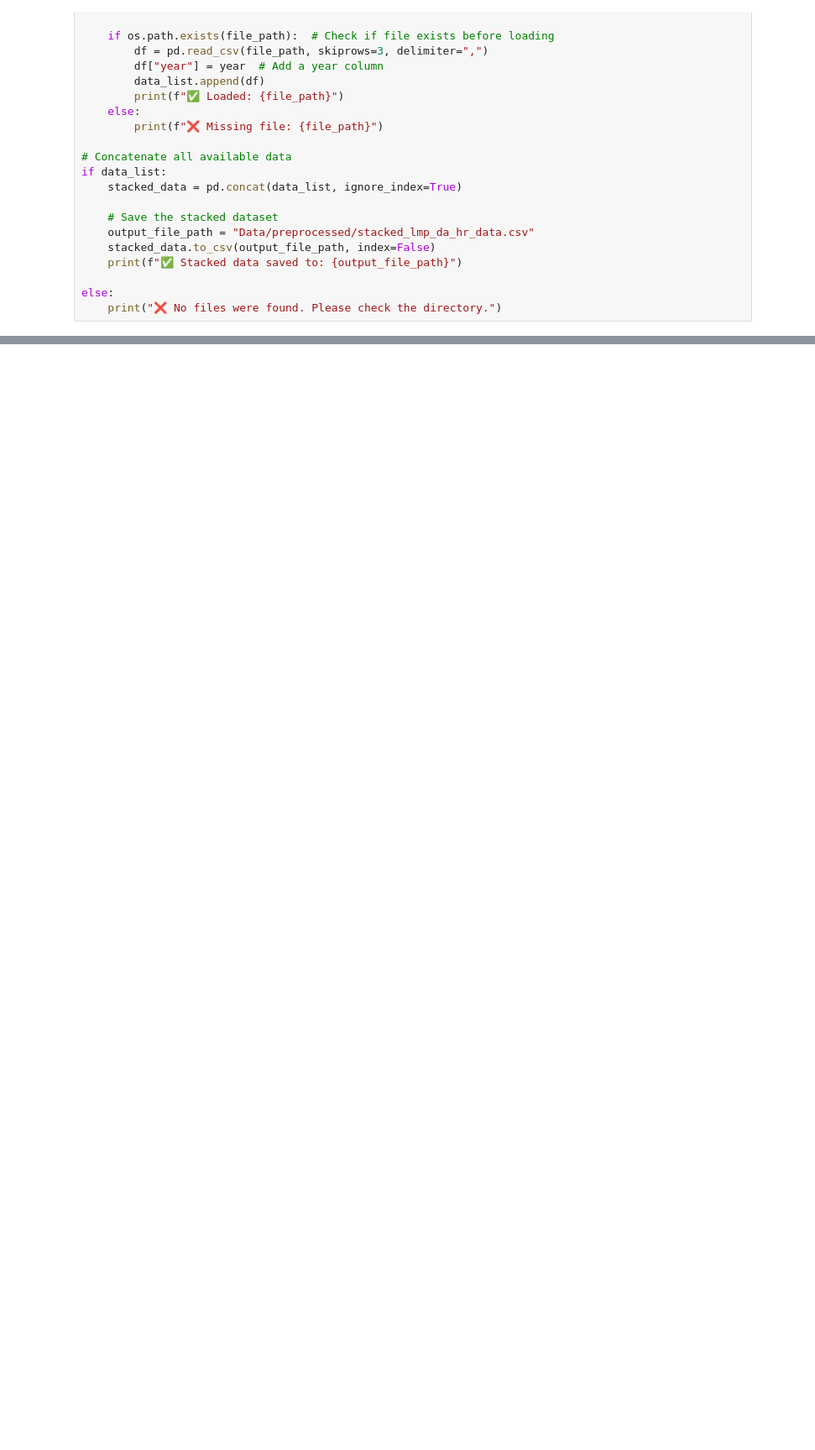
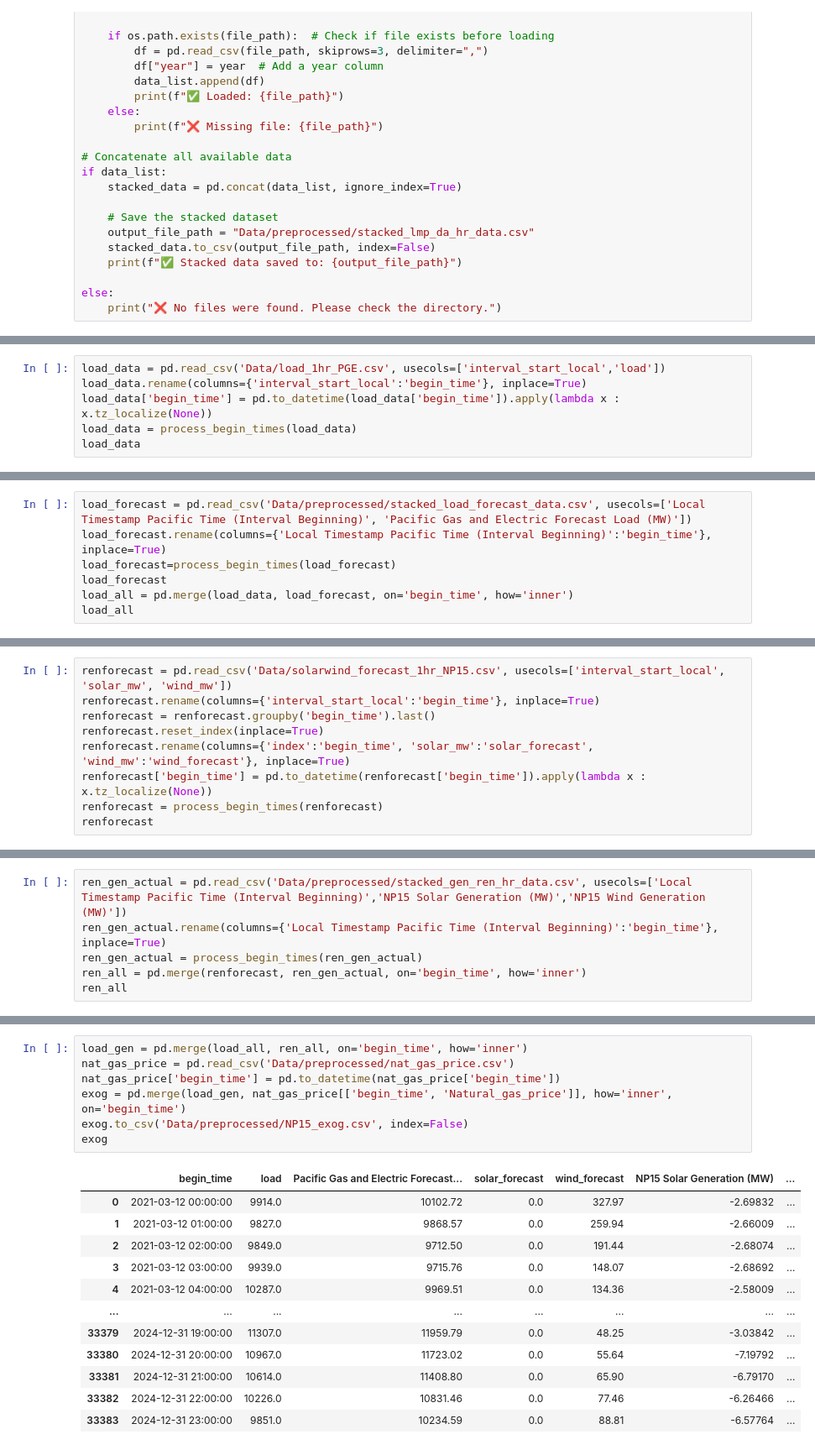
Before and after one commit to shabarishch/PowerPrices, a Jupyter notebook: data_preprocessing.ipynb, the cells around one changed output, grey strips where cells are left out. Shown at 84% size. Drawn from its saved outputs; the diff is of its cells as text; blank space fills up the shorter version.

```diff
--- a/data_preprocessing.ipynb
+++ b/data_preprocessing.ipynb
@@ -36,0 +49,6 @@ else:
+# %%
+load_data = pd.read_csv('Data/load_1hr_PGE.csv', usecols=['interval_start_local','load'])
+load_data.rename(columns={'interval_start_local':'begin_time'}, inplace=True)
+load_data['begin_time'] = pd.to_datetime(load_data['begin_time']).apply(lambda x : x.tz_localize(None))
+load_data = process_begin_times(load_data)
+load_data
@@ -36,0 +69,7 @@ else:
+# %%
+load_forecast = pd.read_csv('Data/preprocessed/stacked_load_forecast_data.csv', usecols=['Local Timestamp Pacific Time (Interval Beginning)', 'Pacific Gas and Electric Forecast Load (MW)'])
+load_forecast.rename(columns={'Local Timestamp Pacific Time (Interval Beginning)':'begin_time'}, inplace=True)
+load_forecast=process_begin_times(load_forecast)
+load_forecast
+load_all = pd.merge(load_data, load_forecast, on='begin_time', how='inner')
+load_all
@@ -36,0 +90,9 @@ else:
+# %%
+renforecast = pd.read_csv('Data/solarwind_forecast_1hr_NP15.csv', usecols=['interval_start_local', 'solar_mw', 'wind_mw'])
+renforecast.rename(columns={'interval_start_local':'begin_time'}, inplace=True)
+renforecast = renforecast.groupby('begin_time').last()
+renforecast.reset_index(inplace=True)
+renforecast.rename(columns={'index':'begin_time', 'solar_mw':'solar_forecast', 'wind_mw':'wind_forecast'}, inplace=True)
+renforecast['begin_time'] = pd.to_datetime(renforecast['begin_time']).apply(lambda x : x.tz_localize(None))
+renforecast = process_begin_times(renforecast)
+renforecast
@@ -36,0 +113,6 @@ else:
+# %%
+ren_gen_actual = pd.read_csv('Data/preprocessed/stacked_gen_ren_hr_data.csv', usecols=['Local Timestamp Pacific Time (Interval Beginning)','NP15 Solar Generation (MW)','NP15 Wind Generation (MW)'])
+ren_gen_actual.rename(columns={'Local Timestamp Pacific Time (Interval Beginning)':'begin_time'}, inplace=True)
+ren_gen_actual = process_begin_times(ren_gen_actual)
+ren_all = pd.merge(renforecast, ren_gen_actual, on='begin_time', how='inner')
+ren_all
@@ -36,0 +133,20 @@ else:
+# %%
+load_gen = pd.merge(load_all, ren_all, on='begin_time', how='inner')
+nat_gas_price = pd.read_csv('Data/preprocessed/nat_gas_price.csv')
+nat_gas_price['begin_time'] = pd.to_datetime(nat_gas_price['begin_time'])
+exog = pd.merge(load_gen, nat_gas_price[['begin_time', 'Natural_gas_price']], how='inner', on='begin_time')
+exog.to_csv('Data/preprocessed/NP15_exog.csv', index=False)
+exog
+# %% [output]
+|  | begin_time | load | Pacific Gas and Electric Forecast... | solar_forecast | wind_forecast | NP15 Solar Generation (MW) | ... |
+| 0 | 2021-03-12 00:00:00 | 9914.0 | 10102.72 | 0.0 | 327.97 | -2.69832 | ... |
+| 1 | 2021-03-12 01:00:00 | 9827.0 | 9868.57 | 0.0 | 259.94 | -2.66009 | ... |
+| 2 | 2021-03-12 02:00:00 | 9849.0 | 9712.50 | 0.0 | 191.44 | -2.68074 | ... |
+| 3 | 2021-03-12 03:00:00 | 9939.0 | 9715.76 | 0.0 | 148.07 | -2.68692 | ... |
+| 4 | 2021-03-12 04:00:00 | 10287.0 | 9969.51 | 0.0 | 134.36 | -2.58009 | ... |
+| ... | ... | ... | ... | ... | ... | ... | ... |
+| 33379 | 2024-12-31 19:00:00 | 11307.0 | 11959.79 | 0.0 | 48.25 | -3.03842 | ... |
+| 33380 | 2024-12-31 20:00:00 | 10967.0 | 11723.02 | 0.0 | 55.64 | -7.19792 | ... |
+| 33381 | 2024-12-31 21:00:00 | 10614.0 | 11408.80 | 0.0 | 65.90 | -6.79170 | ... |
+| 33382 | 2024-12-31 22:00:00 | 10226.0 | 10831.46 | 0.0 | 77.46 | -6.26466 | ... |
+| 33383 | 2024-12-31 23:00:00 | 9851.0 | 10234.59 | 0.0 | 88.81 | -6.57764 | ... |
```
Also changed, not shown: parts of 6 cells of this notebook, 5 other files.
